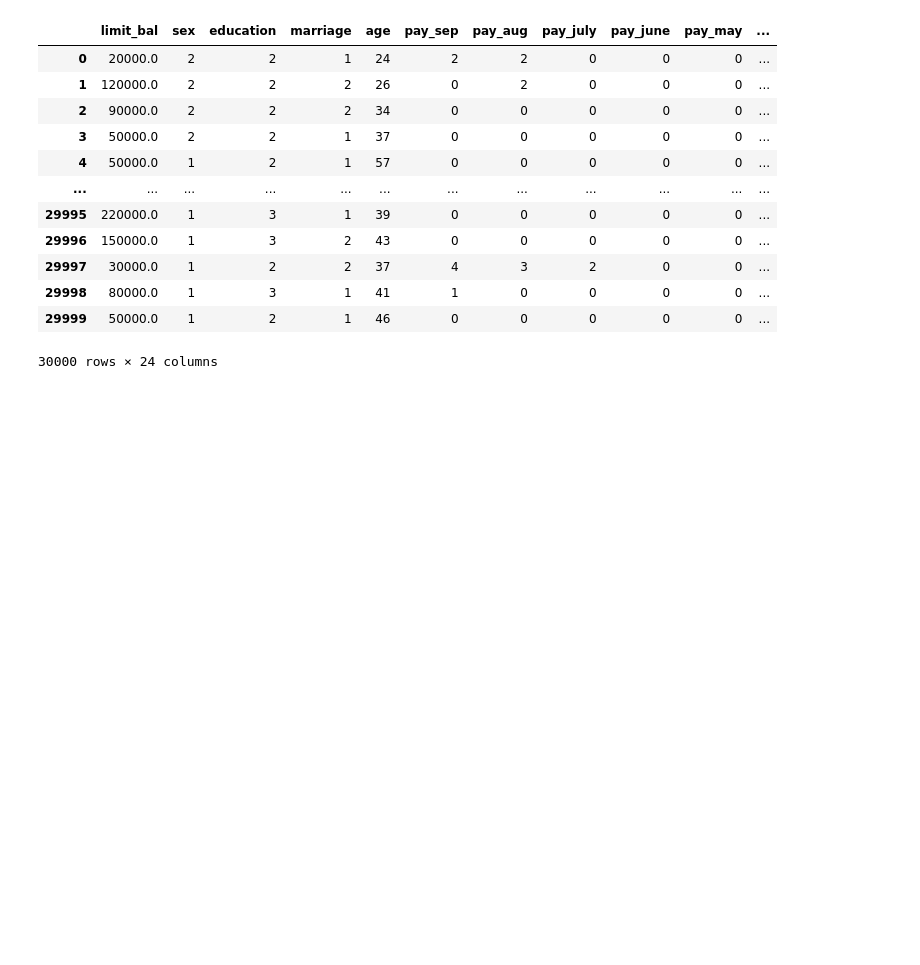
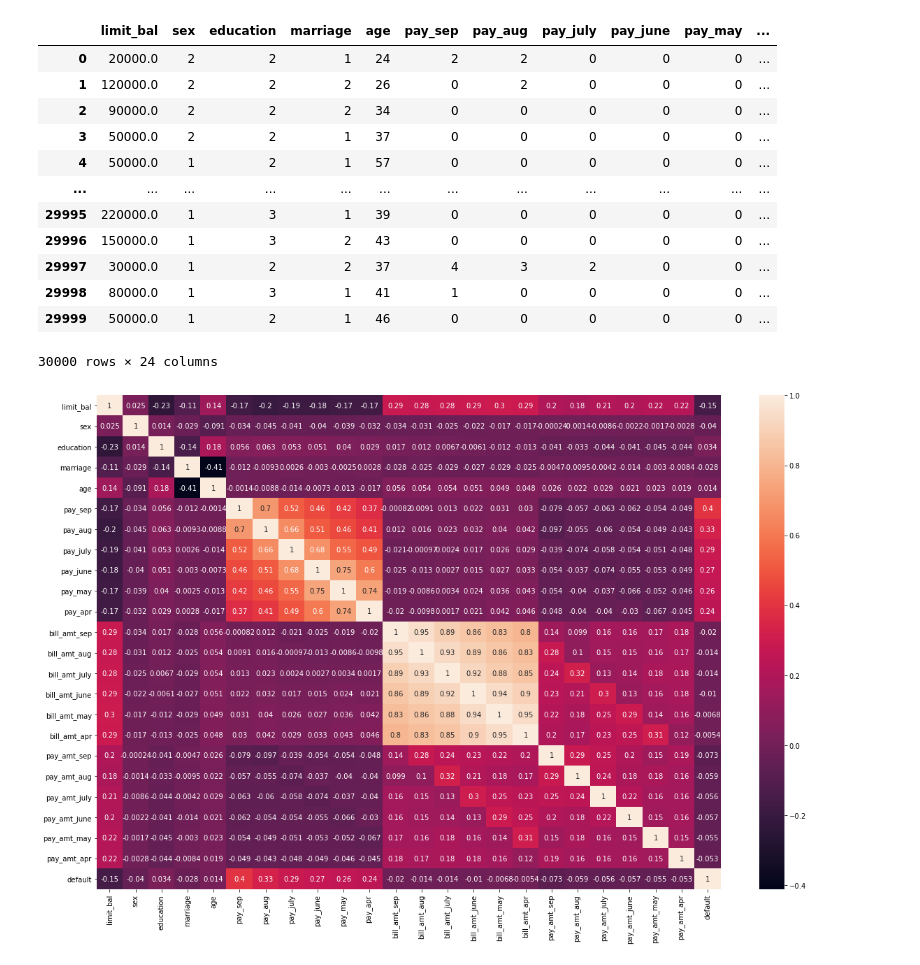
Before and after one commit to iamaakashpal/Credit-Card-Default-Prediction-EDA-and-FE, a Jupyter notebook: 1 EDA/EDA.ipynb, the cells around one changed output. Drawn from its saved outputs; the diff is of its cells as text; code cells hidden in the pictures; blank space fills up the shorter version.

```diff
--- a/1 EDA/EDA.ipynb
+++ b/1 EDA/EDA.ipynb
@@ -984,3 +984,8 @@ dataset
 | 29998 | 80000.0 | 1 | 3 | 1 | 41 | 1 | 0 | 0 | 0 | 0 | ... |
 | 29999 | 50000.0 | 1 | 2 | 1 | 46 | 0 | 0 | 0 | 0 | 0 | ... |
 30000 rows × 24 columns
+# %%
+plt.figure(figsize=(20, 13))
+sns.heatmap((dataset).corr(), annot=True);
+# %% [output]
+[figure, added]
```
Also changed, not shown: parts of 1 cell of this notebook, 2 other files.
